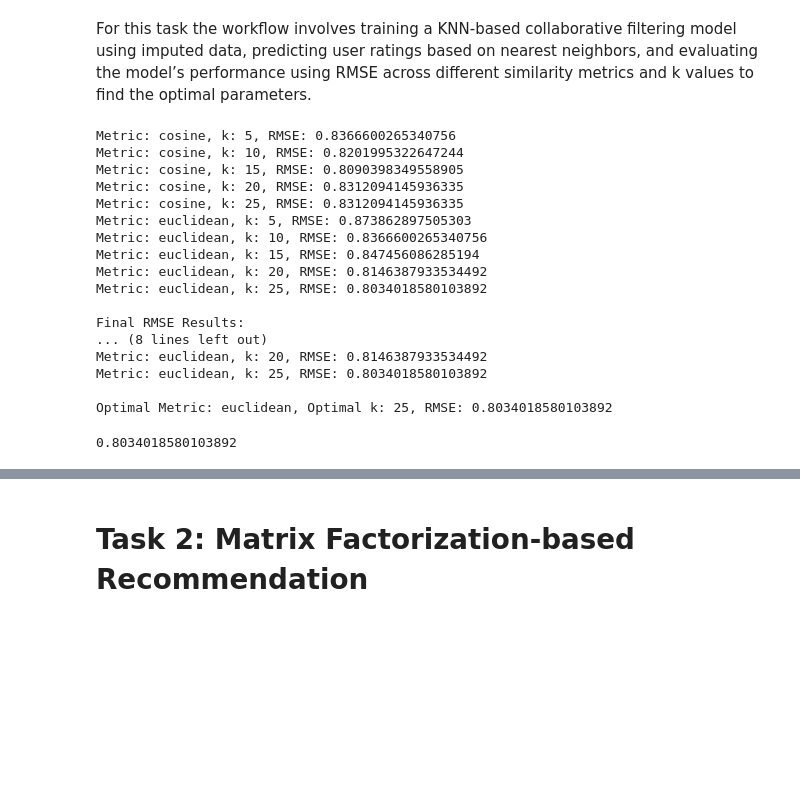
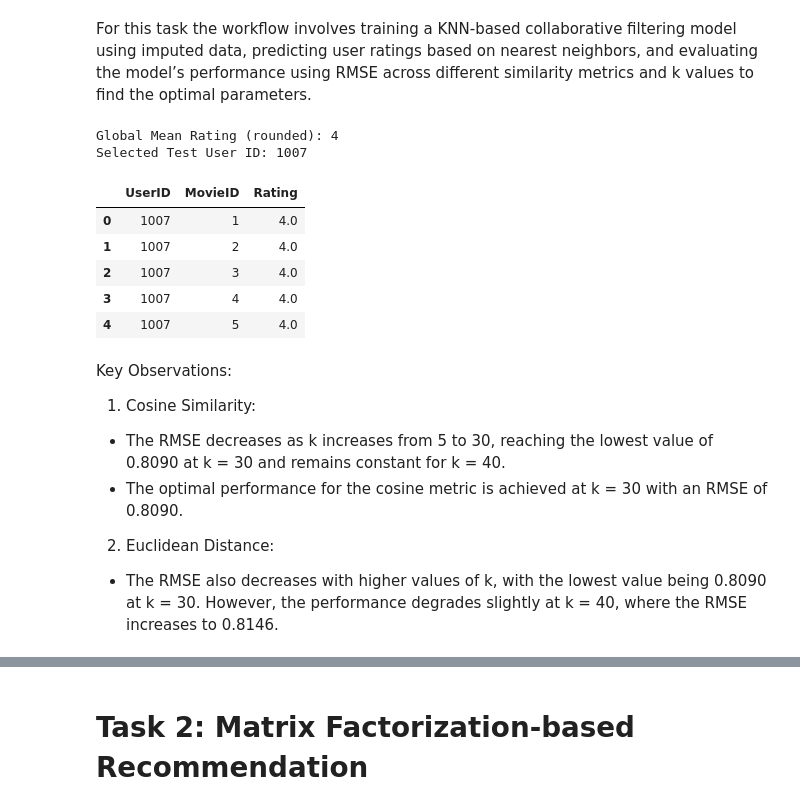
Before and after one commit to nhat117/Assignment2, a Jupyter notebook: s3878174-A3Code.ipynb, the cells around one changed output, grey strips where cells are left out. Drawn from its saved outputs; the diff is of its cells as text; code cells hidden in the pictures; blank space fills up the shorter version.

```diff
--- a/A3code-Nhat.ipynb
+++ b/s3878174-A3Code.ipynb
@@ -768,3 +752,17 @@ For this task the workflow involves training a KNN-based collaborative filtering
+# %%
+train_df_knn, test_df_knn = process_data(df_cleaned[['MovieID', 'UserID', 'Rating']])
+# %% [output]
+Global Mean Rating (rounded): 4
+Selected Test User ID: 1007
+# %%
+test_df_knn.head()
+# %% [output]
+|  | UserID | MovieID | Rating |
+| 0 | 1007 | 1 | 4.0 |
+| 1 | 1007 | 2 | 4.0 |
+| 2 | 1007 | 3 | 4.0 |
+| 3 | 1007 | 4 | 4.0 |
+| 4 | 1007 | 5 | 4.0 |
 # %%
 class KNNModel:
     def __init__(self, n_neighbors=5, metric='cosine'):
@@ -814,7 +812,7 @@ class KNNModel:
 
         return final_predictions
 
-    def evaluate(self, k_values=[5, 10, 15, 20, 25], similarity_metrics=['cosine', 'euclidean']):
+    def evaluate(self, k_values=[5, 10, 20, 30, 40], similarity_metrics=['cosine', 'euclidean']):
         """Evaluate the impact of different k values and similarity metrics."""
         # Randomly choose one user as the test set with random state 42
         np.random.seed(42)
@@ -862,24 +860,13 @@ class KNNModel:
 
 # Example Usage
 knn_model = KNNModel(n_neighbors=5)
-knn_model.train(df_cleaned)
+knn_model.train(df_cleaned[['UserID', 'Title', 'Rating']].copy())
 knn_model.evaluate(similarity_metrics=['cosine', 'euclidean'])
-# %% [output]
-Metric: cosine, k: 5, RMSE: 0.8366600265340756
-Metric: cosine, k: 10, RMSE: 0.8201995322647244
-Metric: cosine, k: 15, RMSE: 0.8090398349558905
-Metric: cosine, k: 20, RMSE: 0.8312094145936335
-Metric: cosine, k: 25, RMSE: 0.8312094145936335
-Metric: euclidean, k: 5, RMSE: 0.873862897505303
-Metric: euclidean, k: 10, RMSE: 0.8366600265340756
-Metric: euclidean, k: 15, RMSE: 0.847456086285194
-Metric: euclidean, k: 20, RMSE: 0.8146387933534492
-Metric: euclidean, k: 25, RMSE: 0.8034018580103892
-
-Final RMSE Results:
-... (8 lines left out)
-Metric: euclidean, k: 20, RMSE: 0.8146387933534492
-Metric: euclidean, k: 25, RMSE: 0.8034018580103892
-
-Optimal Metric: euclidean, Optimal k: 25, RMSE: 0.8034018580103892
-0.8034018580103892
+# %% [markdown]
+Key Observations:
+
+1.	Cosine Similarity:
+- The RMSE decreases as k increases from 5 to 30, reaching the lowest value of 0.8090 at k = 30 and remains constant for k = 40.
+- The optimal performance for the cosine metric is achieved at k = 30 with an RMSE of 0.8090.
+2.	Euclidean Distance:
+- The RMSE also decreases with higher values of k, with the lowest value being 0.8090 at k = 30. However, the performance degrades slightly at k = 40, where the RMSE increases to 0.8146.
```
Also changed, not shown: parts of 31 cells of this notebook, 2 other files.
